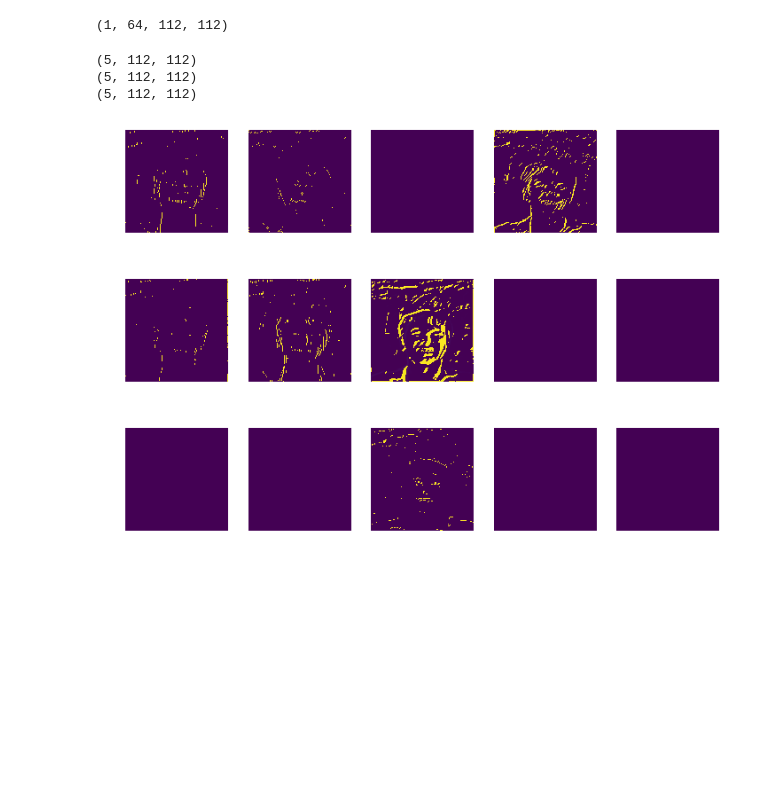
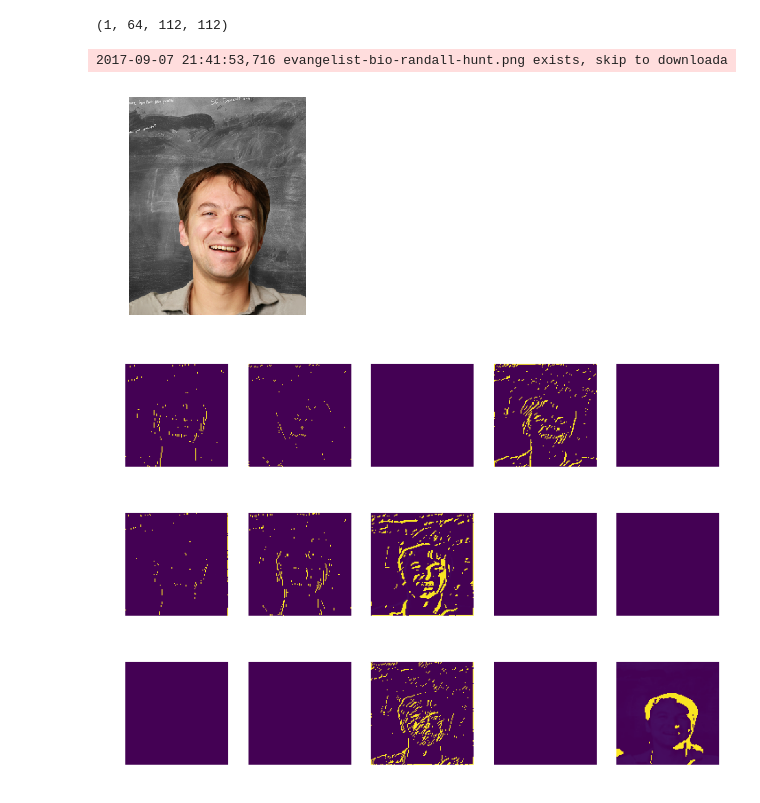
Before and after one commit to sunilmallya/dl-twitch-series, a Jupyter notebook: E3_finetuning_randall_not_randall.ipynb, the cells around one changed output. Saved outputs shown, nothing was run; the diff lists cells and outputs as text; code cells hidden in the pictures; blank space fills up the shorter version.

```diff
--- a/E3_finetuning_randall_not_randall.ipynb
+++ b/E3_finetuning_randall_not_randall.ipynb
@@ -251,38 +259,45 @@ import numpy as np
 
 %matplotlib inline
 
 w, h = 112, 112
 
 # Plot helpers
 def plots(ims, figsize=(12,6), rows=1, interp=False, titles=None):
+
+
     if type(ims[0]) is np.ndarray:
         ims = np.array(ims).astype(np.uint8)
-        print ims.shape
+        #print ims.shape
         #if (ims.shape[-1] != 3):
         #    ims = ims.transpose((0,2,3,1))
     f = plt.figure(figsize=figsize)
     for i in range(len(ims)):
         sp = f.add_subplot(rows, len(ims)//rows, i+1)
         sp.axis('Off')
         if titles is not None:
             sp.set_title(titles[i], fontsize=16)
         plt.imshow(ims[i], interpolation=None if interp else 'none')
 
 def plots_idx(idx, titles=None):
     plots([features[0][i] for i in idx])
 
+
+fname = mx.test_utils.download(url)
+img = cv2.cvtColor(cv2.imread(fname), cv2.COLOR_BGR2RGB)
+plt.axis('off')
+plt.imshow(img)
+
 plots_idx(range(0,5))
 plots_idx(range(5,10))
-plots_idx(range(55,60))
+plots_idx(range(10,15))
 
 
 #data = np.zeros((h, w, 3), dtype=np.uint8)
 #img = Image.fromarray(features[0][:2028], 'RGB')
 #img.show()
 # %% [output]
-(5, 112, 112)
-(5, 112, 112)
-(5, 112, 112)
+2017-09-07 21:41:53,716 evangelist-bio-randall-hunt.png exists, skip to downloada
-[figure, old version]
+[figure, new version]
-[figure, old version]
+[figure, new version]
-[figure, old version]
+[figure, new version]
+[figure, added]
```
Also changed, not shown: parts of 4 cells of this notebook.
